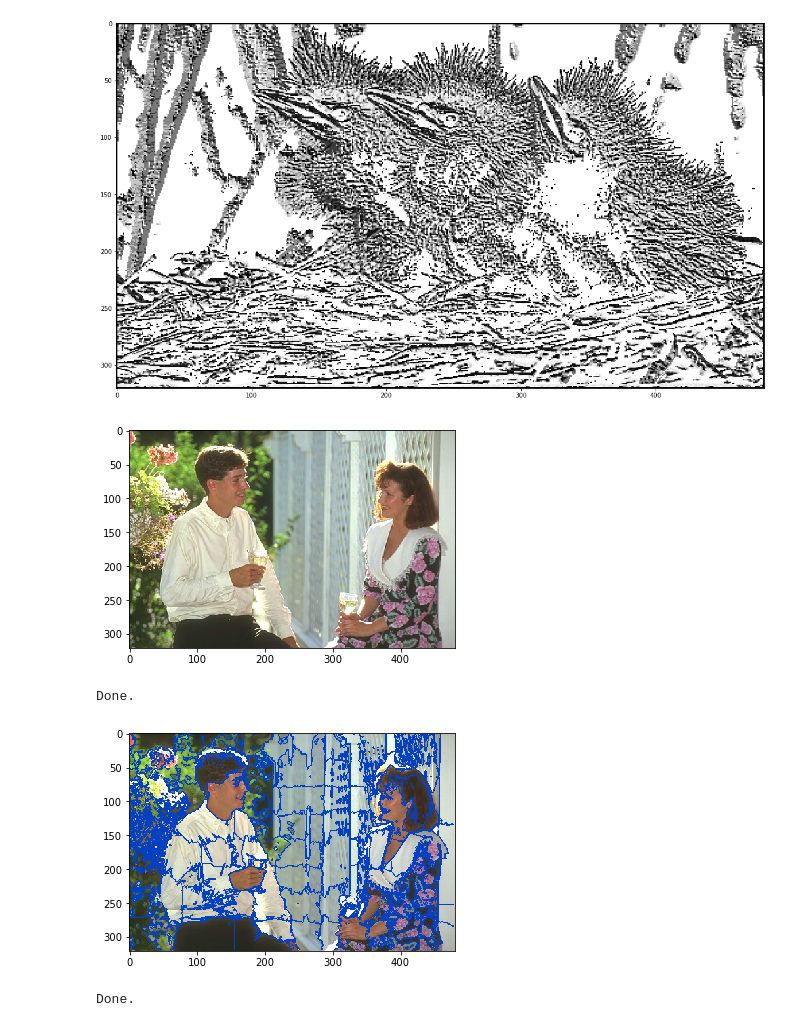
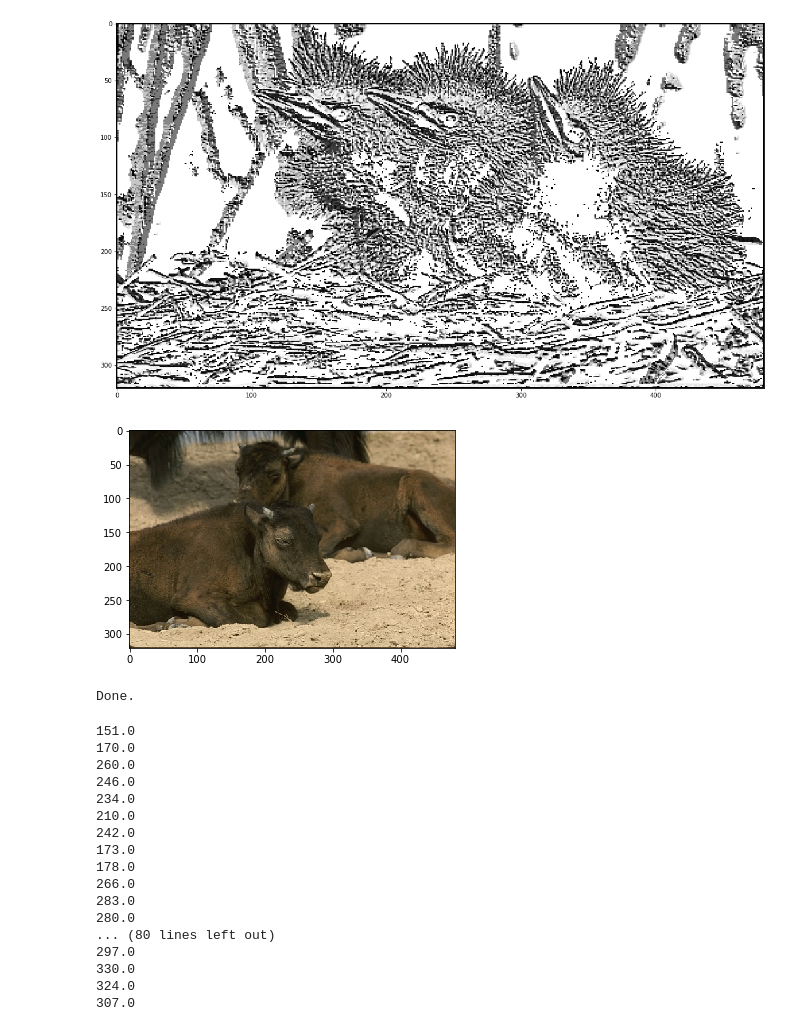
Before and after one commit to kariulele/PLOP-texture_segmentation, a Jupyter notebook: Projet.ipynb, the cells around one changed output. Cells and saved outputs as stored; diff of their text form; code cells hidden in the pictures.

```diff
--- a/Projet.ipynb
+++ b/Projet.ipynb
@@ -373,18 +372,33 @@ def calculpix(im, nb_points, dist=-1):
     plot_img(fuseborder)
     return res
 # %%
-im = openImg("./Dataset/157055.jpg")
+im = openImg("./Dataset/41033.jpg")
 nb_point = 100
 
 plot_img(im)
 # %% [output]
-[figure, old version]
+[figure, new version]
 Done.
 # %%
-res = calculpix(im, nb_point, 40)
+res = calculpix(im, nb_point, 100000)
 # %% [output]
-[figure, removed]
-Done.
+151.0
+170.0
+260.0
+246.0
+234.0
+210.0
+242.0
+173.0
+178.0
+266.0
+283.0
+280.0
+... (80 lines left out)
+297.0
+330.0
+324.0
+307.0
 # %%
 plot_img(res)
 # %% [output]
```
Also changed, not shown: parts of 6 cells of this notebook.
